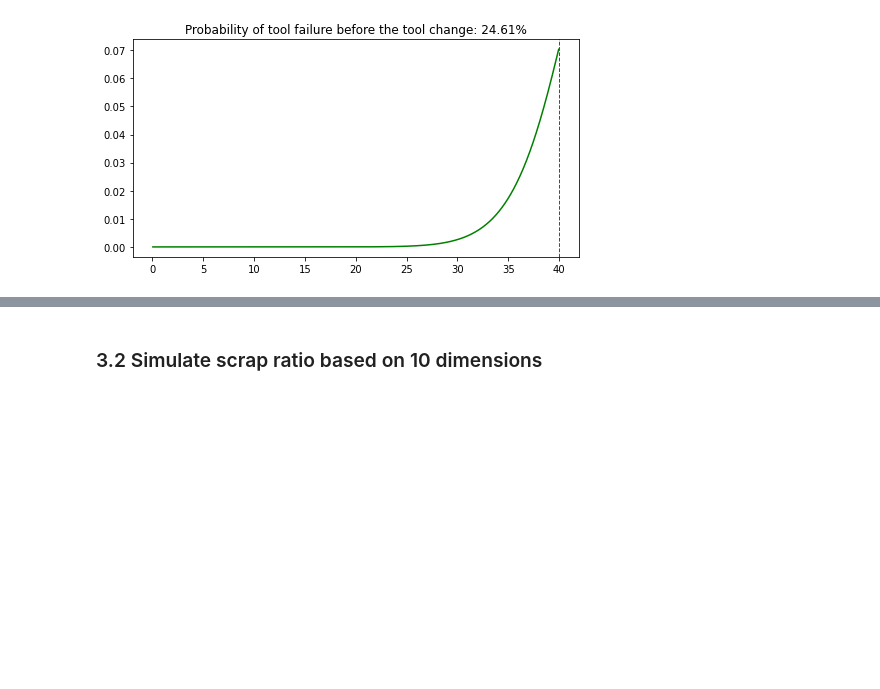
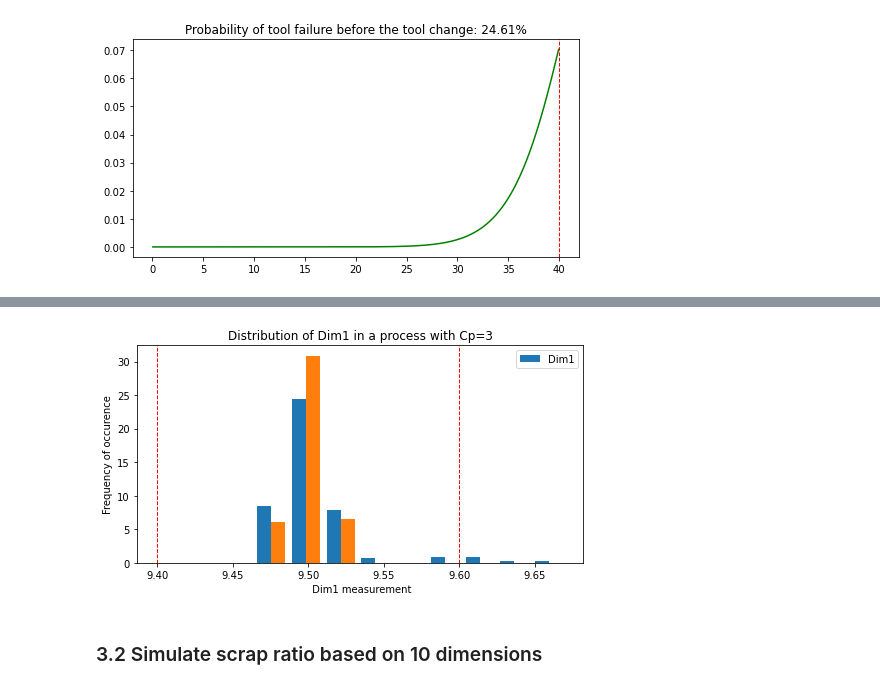
Before and after one commit to przemekbil/PfDA_2021_project, a Jupyter notebook: Project.ipynb, the cells around one changed output, grey strips where cells are left out. Cells and saved outputs as stored; diff of their text form; code cells hidden in the pictures; blank space fills up the shorter version.

```diff
--- a/Project.ipynb
+++ b/Project.ipynb
@@ -422,3 +457,8 @@ array([44., 45., 41., 35., 45.])
+# %%
+# Asses the effect of all the special causes to the change of dictribution
+hist(dim1[['measured', 'ccv']], 'Dim1', lsl, usl, cp)
+# %% [output]
+[figure, added]
 # %% [markdown]
 <a id="par3.2"></a>
 ### 3.2 Simulate scrap ratio based on 10 dimensions
```
Also changed, not shown: parts of 5 cells of this notebook.
